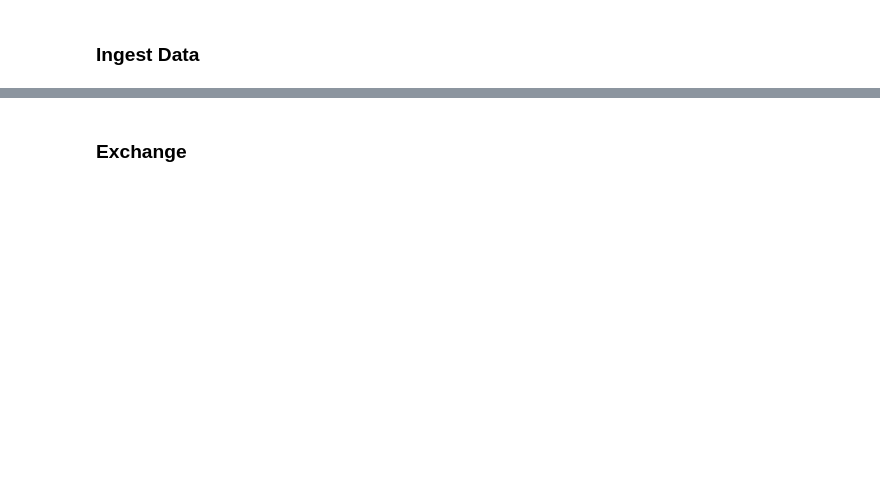
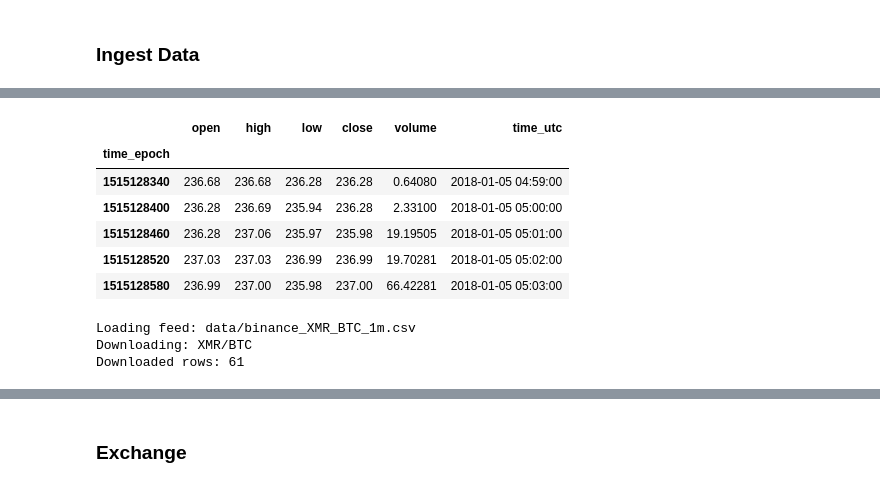
Before and after one commit to bfortuner/punisher, a Jupyter notebook: punisher.ipynb, the cells around one changed output, grey strips where cells are left out. Saved outputs shown, nothing was run; the diff lists cells and outputs as text; code cells hidden in the pictures; blank space fills up the shorter version.

```diff
--- a/punisher.ipynb
+++ b/punisher.ipynb
@@ -159,0 +76,5 @@ Downloaded rows: 12
+# %%
+# CSV Feed
+feed_fpath = ohlcv.get_price_data_fpath(coin=c.LTC, market=c.USDT, exchange_id=exchange.id, period='1m')
+feed = CSVDataFeed(feed_fpath)
+feed.initialize()
@@ -159,0 +92,11 @@ Downloaded rows: 12
+# %%
+# Access all rows in history
+feed.history.head()
+# %% [output]
+|  | open | high | low | close | volume | time_utc |
+| time_epoch |  |  |  |  |  |  |
+| 1515128340 | 236.68 | 236.68 | 236.28 | 236.28 | 0.64080 | 2018-01-05 04:59:00 |
+| 1515128400 | 236.28 | 236.69 | 235.94 | 236.28 | 2.33100 | 2018-01-05 05:00:00 |
+| 1515128460 | 236.28 | 237.06 | 235.97 | 235.98 | 19.19505 | 2018-01-05 05:01:00 |
+| 1515128520 | 237.03 | 237.03 | 236.99 | 236.99 | 19.70281 | 2018-01-05 05:02:00 |
+| 1515128580 | 236.99 | 237.00 | 235.98 | 237.00 | 66.42281 | 2018-01-05 05:03:00 |
@@ -159,0 +112,7 @@ Downloaded rows: 12
+# %%
+feed = ExchangeDataFeed(exchange, [coins[2]], market, period, feed_fpath, start, end)
+feed.initialize()
+# %% [output]
+Loading feed: data/binance_XMR_BTC_1m.csv
+Downloading: XMR/BTC
+Downloaded rows: 61
```
Also changed, not shown: parts of 43 cells of this notebook, 14 other files.
